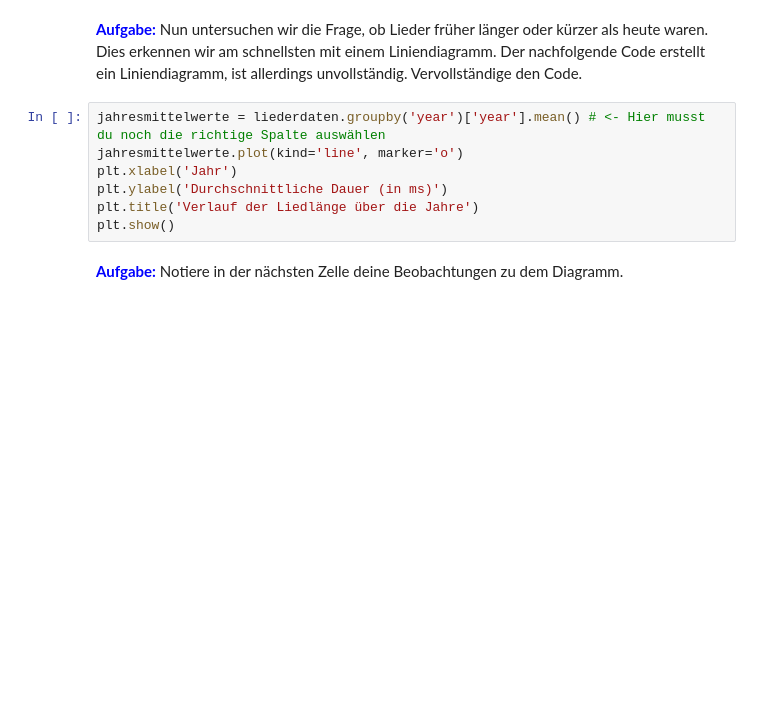
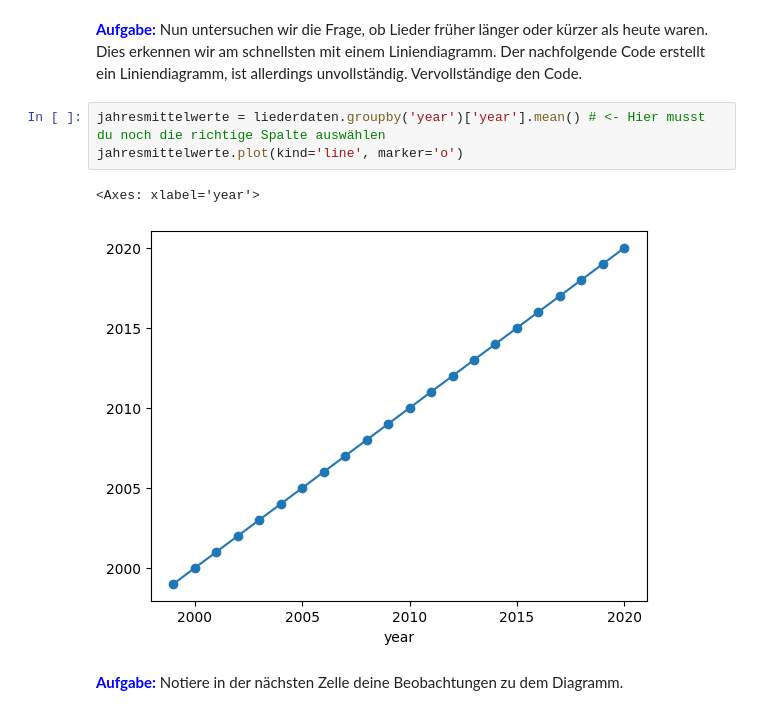
Before and after one commit to lhoeper/KI_ReiheIF9, a Jupyter notebook: 03_Fragen mit Daten beantworten.ipynb, the cells around one changed output. Saved outputs shown, nothing was run; the diff lists cells and outputs as text; blank space fills up the shorter version.

```diff
--- a/03_Fragen mit Daten beantworten.ipynb
+++ b/03_Fragen mit Daten beantworten.ipynb
@@ -17,10 +24,9 @@ Zunächst fokussieren wir uns auf Trends, die wir in den Daten wiederfinden kön
 # %%
 jahresmittelwerte = liederdaten.groupby('year')['year'].mean() # <- Hier musst du noch die richtige Spalte auswählen
 jahresmittelwerte.plot(kind='line', marker='o')
-plt.xlabel('Jahr')
-plt.ylabel('Durchschnittliche Dauer (in ms)')
-plt.title('Verlauf der Liedlänge über die Jahre')
-plt.show()
+# %% [output]
+<Axes: xlabel='year'>
+[figure, added]
 # %% [markdown]
 <font color='blue'>**Aufgabe:**</font> Notiere in der nächsten Zelle deine Beobachtungen zu dem Diagramm.
 # %% [markdown]
```
Also changed, not shown: parts of 4 cells of this notebook, 1 other file.
